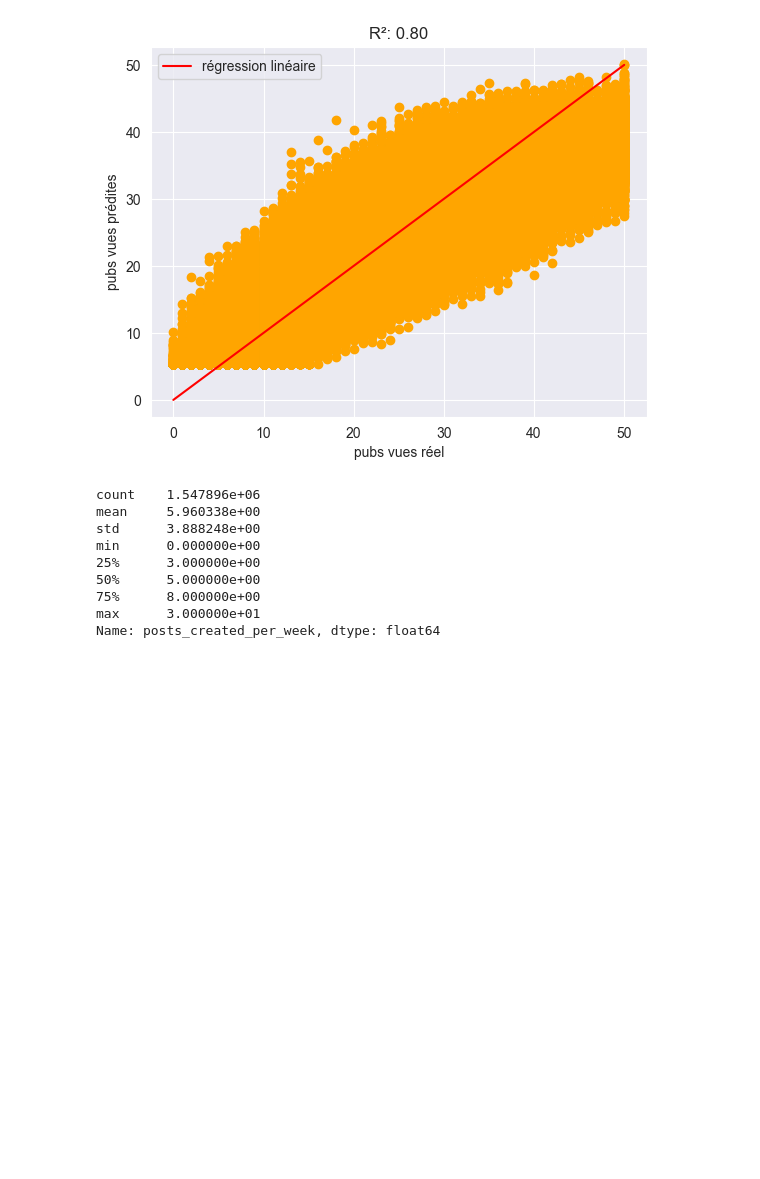
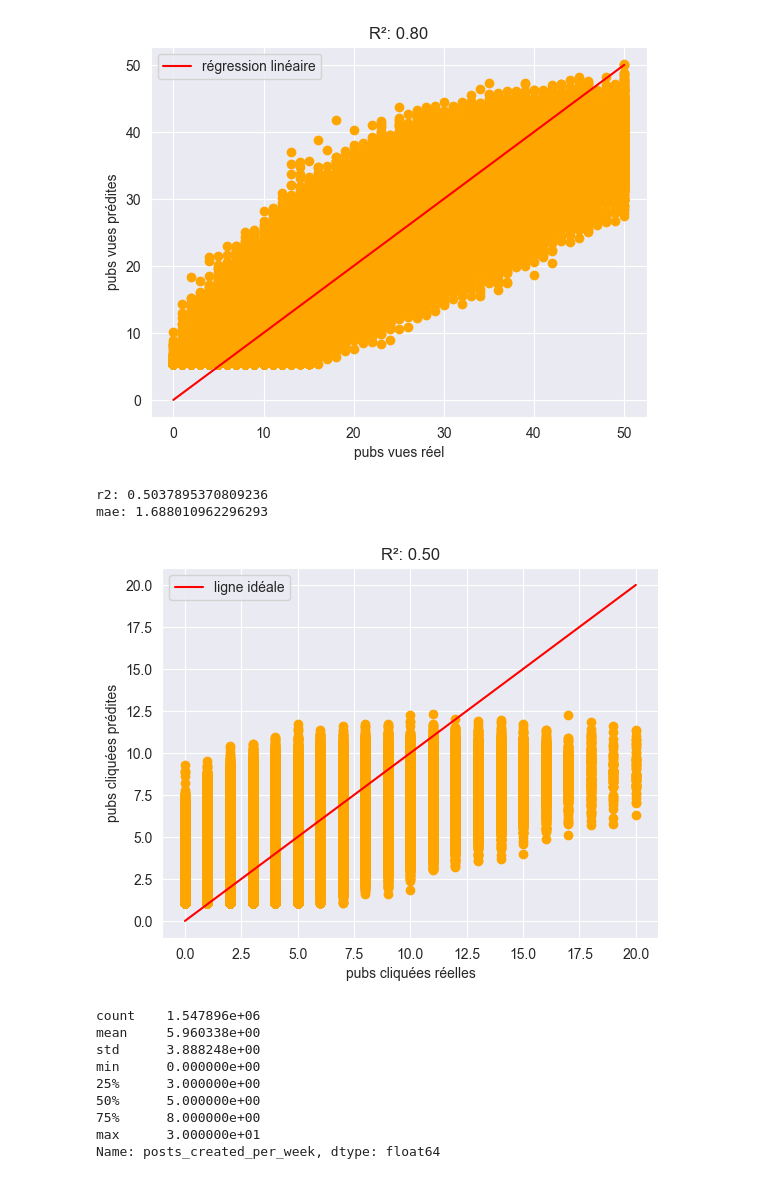
Before and after one commit to massaines-cpu/ANALYSE-DE-DONNEES-INSTAGRAM, a Jupyter notebook: Untitled.ipynb, the cells around one changed output. Drawn from its saved outputs; the diff is of its cells as text; code cells hidden in the pictures; blank space fills up the shorter version.

```diff
--- a/Untitled.ipynb
+++ b/Untitled.ipynb
@@ -314,3 +316,29 @@ plt.show()
+# %%
+X = insta_data[['daily_active_minutes_instagram', 'likes_given_per_day', 'ads_viewed_per_day']]
+y = insta_data['ads_clicked_per_day']
+
+X_train, X_test, y_train, y_test = train_test_split(X, y, test_size=1/3, random_state=0)
+
+regressor = LinearRegression()
+regressor.fit(X_train, y_train)
+
+y_predict = regressor.predict(X_test)
+
+print('r2:', metrics.r2_score(y_test, y_predict))
+print('mae:', metrics.mean_absolute_error(y_test, y_predict))
+# %% [output]
+r2: 0.5037895370809236
+mae: 1.688010962296293
+# %%
+plt.scatter(y_test, y_predict, color='orange')
+plt.plot([y_test.min(), y_test.max()], [y_test.min(), y_test.max()], color='red', label='ligne idéale')
+plt.xlabel('pubs cliquées réelles')
+plt.ylabel('pubs cliquées prédites')
+plt.title(f'R²: {metrics.r2_score(y_test, y_predict):.2f}')
+plt.legend()
+plt.show()
+# %% [output]
+[figure, added]
 # %%
 ## QUESTION 4 : QUELLE INFLUENCE A LE FAIT DE CREER BEAUCOUP DE POST SUR LE COMPORTEMENT DE L'UTILISATEUR (COMPARER LES GROS CREATEURS AVEC LES PETITS, PAR QUARTILE?)
 # %%
```
Also changed, not shown: parts of 2 cells of this notebook.
